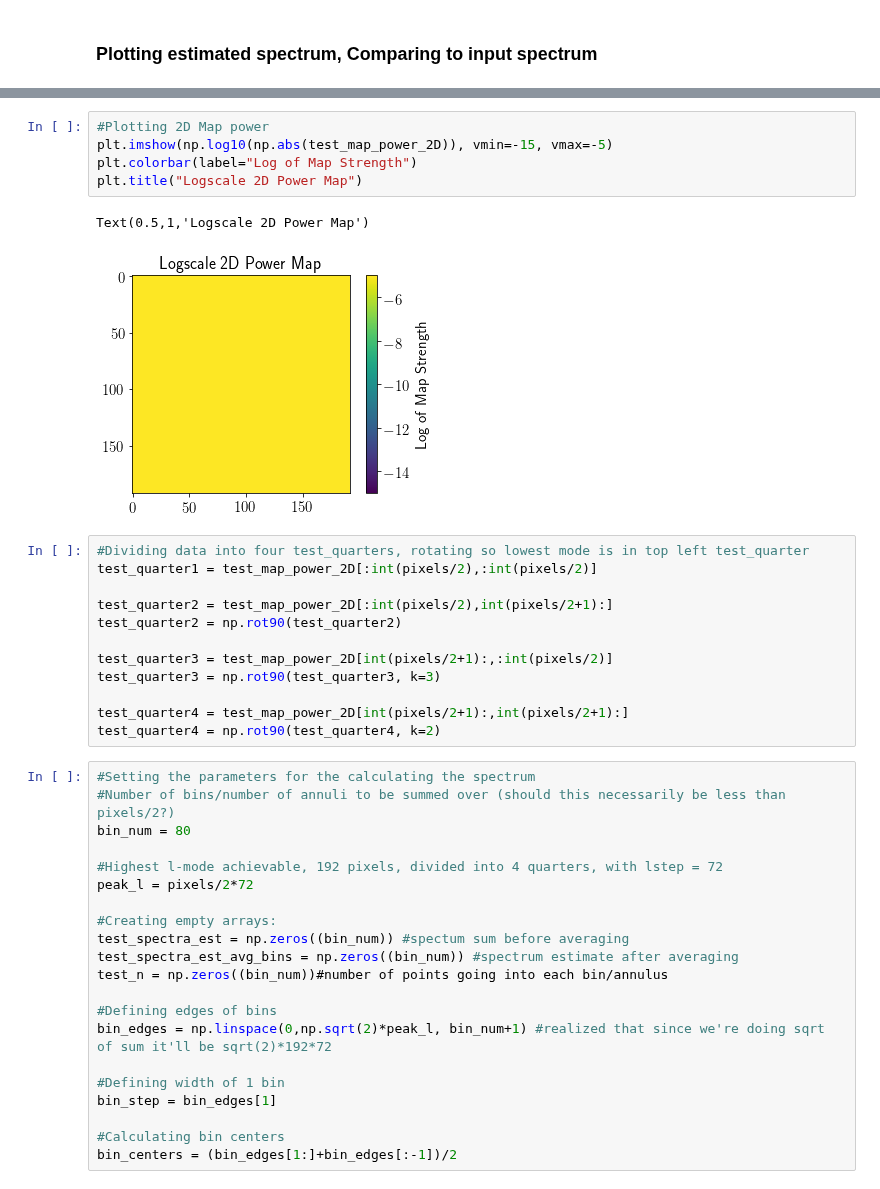
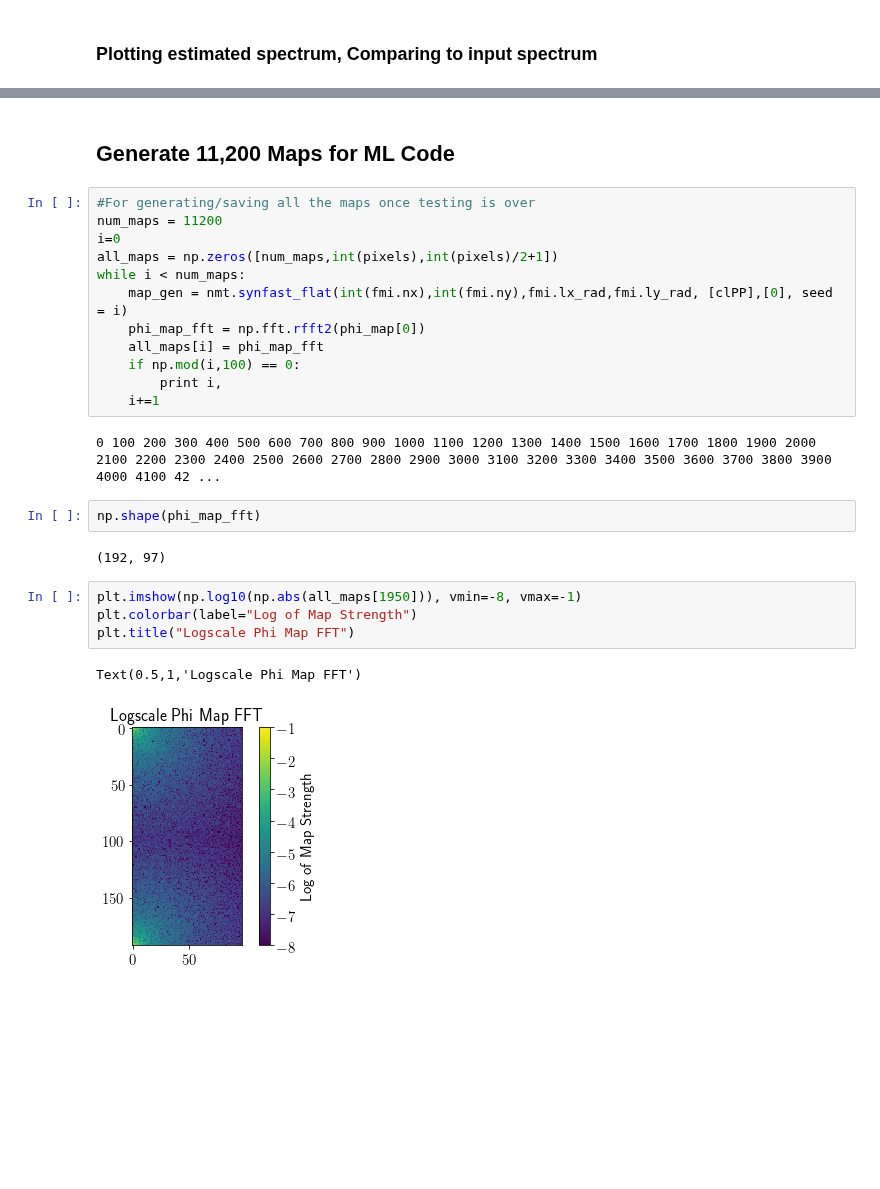
Before and after one commit to deepskies/DeepCMBsim, a Jupyter notebook: Phi Maps.ipynb, the cells around one changed output, grey strips where cells are left out. Cells and saved outputs as stored; diff of their text form; blank space fills up the shorter version.

```diff
--- a/Phi Maps.ipynb
+++ b/Phi Maps.ipynb
@@ -377,41 +410,27 @@ test_map_power_2D = test_map_fft*test_map_fft_conj
+# %% [markdown]
+## Generate 11,200 Maps for ML Code
+# %%
+#For generating/saving all the maps once testing is over
+num_maps = 11200
+i=0
+all_maps = np.zeros([num_maps,int(pixels),int(pixels)/2+1])
+while i < num_maps:
+    map_gen = nmt.synfast_flat(int(fmi.nx),int(fmi.ny),fmi.lx_rad,fmi.ly_rad, [clPP],[0], seed = i)
+    phi_map_fft = np.fft.rfft2(phi_map[0])
+    all_maps[i] = phi_map_fft
+    if np.mod(i,100) == 0:
+        print i,
+    i+=1
+# %% [output]
+0 100 200 300 400 500 600 700 800 900 1000 1100 1200 1300 1400 1500 1600 1700 1800 1900 2000 2100 2200 2300 2400 2500 2600 2700 2800 2900 3000 3100 3200 3300 3400 3500 3600 3700 3800 3900 4000 4100 42 ...
+# %%
+np.shape(phi_map_fft)
+# %% [output]
+(192, 97)
 # %%
-#Plotting 2D Map power
-plt.imshow(np.log10(np.abs(test_map_power_2D)), vmin=-15, vmax=-5)
+plt.imshow(np.log10(np.abs(all_maps[1950])), vmin=-8, vmax=-1)
 plt.colorbar(label="Log of Map Strength")
-plt.title("Logscale 2D Power Map")
+plt.title("Logscale Phi Map FFT")
 # %% [output]
-Text(0.5,1,'Logscale 2D Power Map')
+Text(0.5,1,'Logscale Phi Map FFT')
-[figure, old version]
+[figure, new version]
-# %%
-#Dividing data into four test_quarters, rotating so lowest mode is in top left test_quarter
-test_quarter1 = test_map_power_2D[:int(pixels/2),:int(pixels/2)]
-
-test_quarter2 = test_map_power_2D[:int(pixels/2),int(pixels/2+1):]
-test_quarter2 = np.rot90(test_quarter2)
-
-test_quarter3 = test_map_power_2D[int(pixels/2+1):,:int(pixels/2)]
-test_quarter3 = np.rot90(test_quarter3, k=3)
-
-test_quarter4 = test_map_power_2D[int(pixels/2+1):,int(pixels/2+1):]
-test_quarter4 = np.rot90(test_quarter4, k=2)
-# %%
-#Setting the parameters for the calculating the spectrum
-#Number of bins/number of annuli to be summed over (should this necessarily be less than pixels/2?)
-bin_num = 80
-
-#Highest l-mode achievable, 192 pixels, divided into 4 quarters, with lstep = 72
-peak_l = pixels/2*72
-
-#Creating empty arrays:
-test_spectra_est = np.zeros((bin_num)) #spectum sum before averaging
-test_spectra_est_avg_bins = np.zeros((bin_num)) #spectrum estimate after averaging
-test_n = np.zeros((bin_num))#number of points going into each bin/annulus
-
-#Defining edges of bins
-bin_edges = np.linspace(0,np.sqrt(2)*peak_l, bin_num+1) #realized that since we're doing sqrt of sum it'll be sqrt(2)*192*72
-
-#Defining width of 1 bin
-bin_step = bin_edges[1]
-
-#Calculating bin centers
-bin_centers = (bin_edges[1:]+bin_edges[:-1])/2
```
Also changed, not shown: parts of 41 cells of this notebook, 1 other file.
